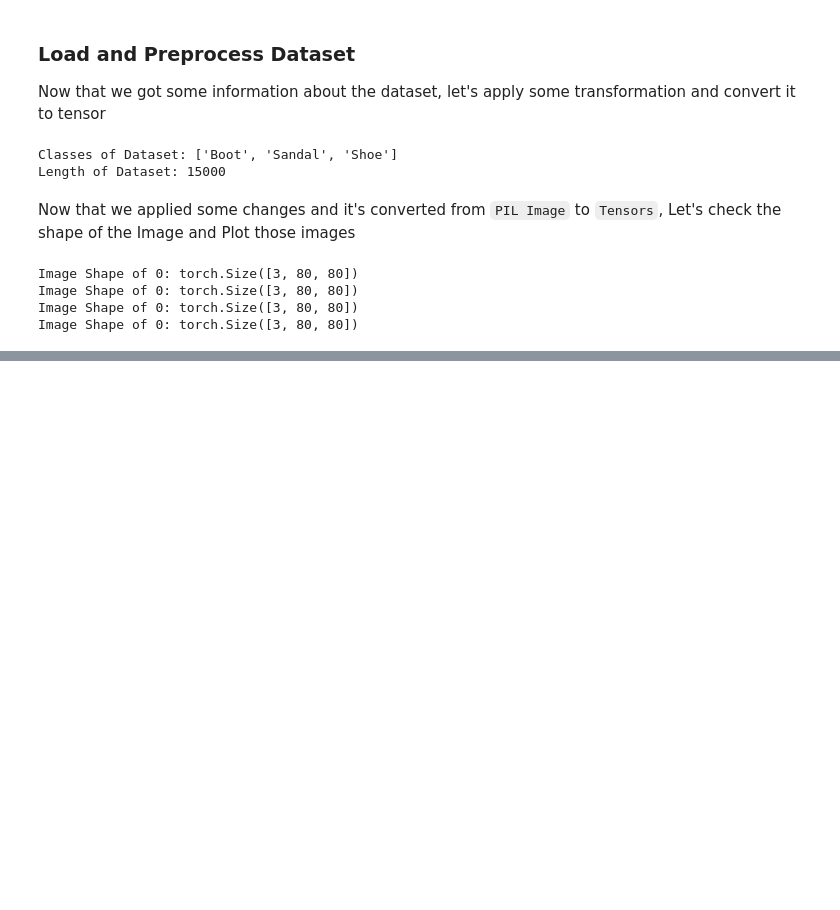
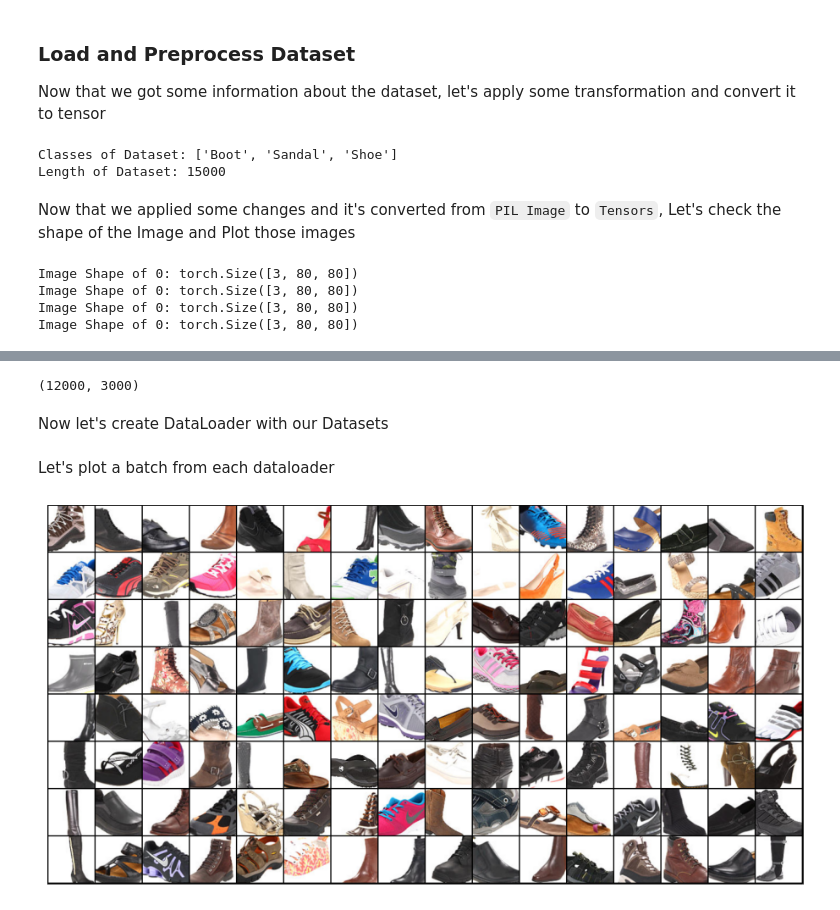
Before and after one commit to PremKumar-V/ML_Projects, a Jupyter notebook: shoe-sandal-boot-classification.ipynb, the cells around one changed output, grey strips where cells are left out. Saved outputs shown, nothing was run; the diff lists cells and outputs as text; code cells hidden in the pictures; blank space fills up the shorter version.

```diff
--- a/shoe-sandal-boot-classification.ipynb
+++ b/shoe-sandal-boot-classification.ipynb
@@ -159,0 +174,46 @@ plotTensor(6)
+# %%
+# Splitting original dataset 80% for training and 20% for validation
+
+valSize = int(len(dataset) * 0.2)
+trainSize = int(len(dataset) - valSize)
+
+trainDs, valDs = random_split(dataset, [trainSize, valSize])
+len(trainDs), len(valDs)
+# %% [output]
+(12000, 3000)
+# %% [markdown]
+Now let's create DataLoader with our Datasets
+# %%
+# Creating DataLoader with batch size as 128
+
+batchSize = 128
+
+trainLoader = DataLoader(
+    trainDs,
+    batch_size = batchSize,
+    shuffle = True,
+    num_workers = 4,
+    pin_memory = True
+)
+
+valLoader = DataLoader(
+    valDs,
+    batch_size = batchSize,
+    shuffle = True,
+    num_workers = 4,
+    pin_memory = True
+)
+# %% [markdown]
+Let's plot a batch from each dataloader
+# %%
+def plotBatch(dataLoader):
+    """Function to plot One Batch from Dataloader"""
+    for images, labels in dataLoader:
+        fig, ax = plt.subplots(figsize = (16, 10))
+        ax.set_xticks([]), ax.set_yticks([])
+        ax.imshow(make_grid(images, nrow = 16).permute((1, 2, 0)))
+        break
+# %%
+plotBatch(trainLoader)
+# %% [output]
+[figure, added]
```
Also changed, not shown: parts of 13 cells of this notebook.
